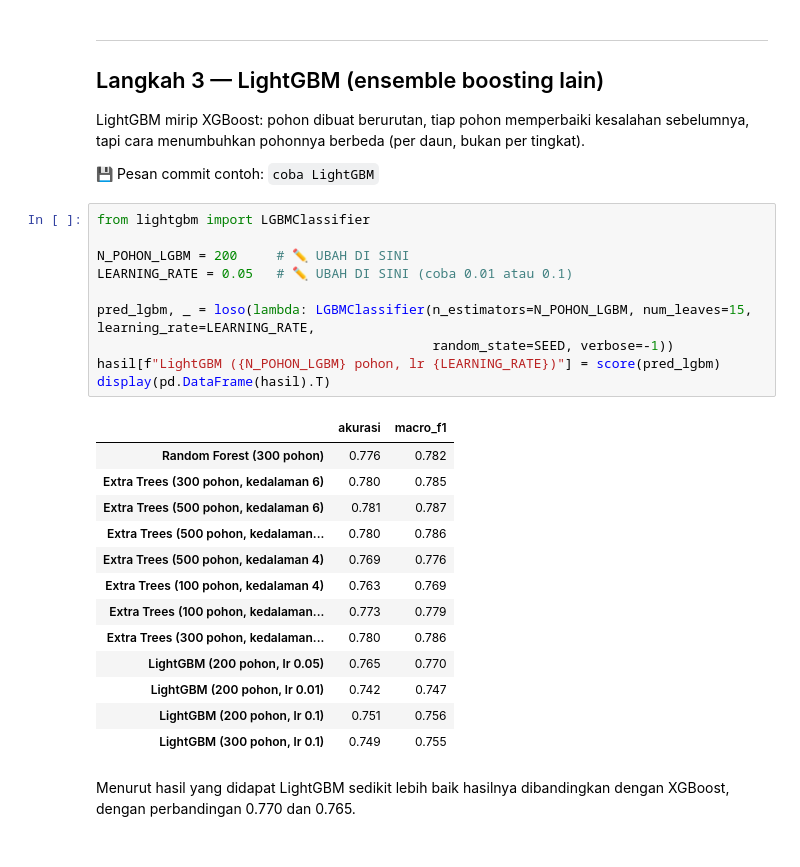
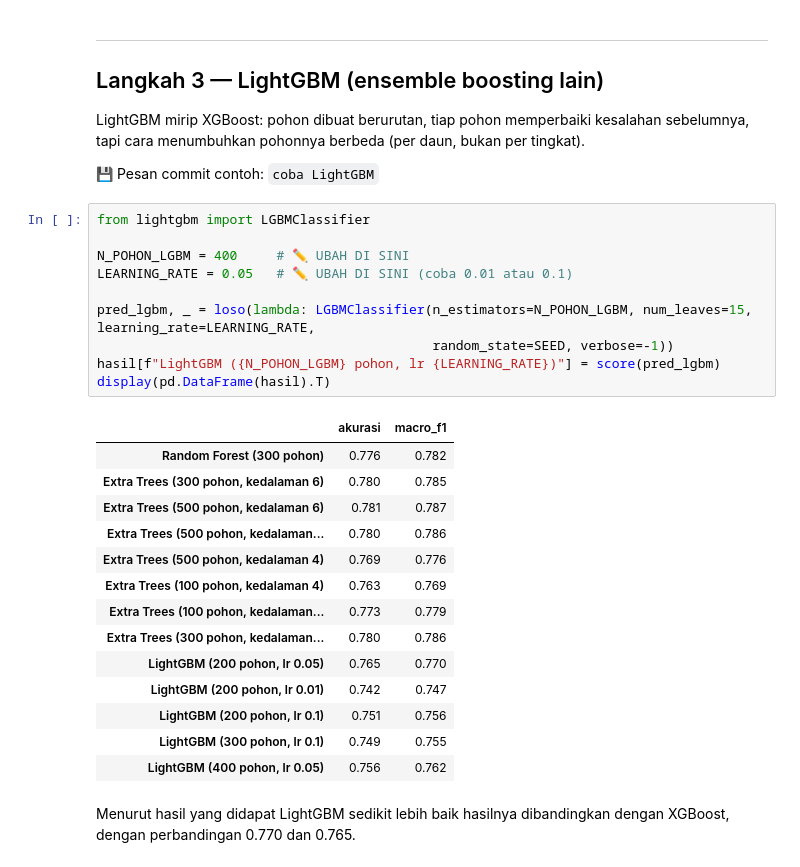
Before and after one commit to MuhammadErlanggaKurniawan/ets-ml2-kelompok, a Jupyter notebook: eksperimen_michael_ensemble.ipynb, the cells around one changed output. Drawn from its saved outputs; the diff is of its cells as text.

Commit message:
Eksperimen LightGBM

```diff
--- a/eksperimen_michael_ensemble.ipynb
+++ b/eksperimen_michael_ensemble.ipynb
@@ -151,27 +151,28 @@ menumbuhkan pohonnya berbeda (per daun, bukan per tingkat).
 # %%
 from lightgbm import LGBMClassifier
 
-N_POHON_LGBM = 200     # ✏️ UBAH DI SINI
+N_POHON_LGBM = 400     # ✏️ UBAH DI SINI
 LEARNING_RATE = 0.05   # ✏️ UBAH DI SINI (coba 0.01 atau 0.1)
 
 pred_lgbm, _ = loso(lambda: LGBMClassifier(n_estimators=N_POHON_LGBM, num_leaves=15, learning_rate=LEARNING_RATE,
                                            random_state=SEED, verbose=-1))
 hasil[f"LightGBM ({N_POHON_LGBM} pohon, lr {LEARNING_RATE})"] = score(pred_lgbm)
 display(pd.DataFrame(hasil).T)
 # %% [output]
 |  | akurasi | macro_f1 |
 | Random Forest (300 pohon) | 0.776 | 0.782 |
 | Extra Trees (300 pohon, kedalaman 6) | 0.780 | 0.785 |
 | Extra Trees (500 pohon, kedalaman 6) | 0.781 | 0.787 |
 | Extra Trees (500 pohon, kedalaman... | 0.780 | 0.786 |
 | Extra Trees (500 pohon, kedalaman 4) | 0.769 | 0.776 |
 | Extra Trees (100 pohon, kedalaman 4) | 0.763 | 0.769 |
 | Extra Trees (100 pohon, kedalaman... | 0.773 | 0.779 |
 | Extra Trees (300 pohon, kedalaman... | 0.780 | 0.786 |
 | LightGBM (200 pohon, lr 0.05) | 0.765 | 0.770 |
 | LightGBM (200 pohon, lr 0.01) | 0.742 | 0.747 |
 | LightGBM (200 pohon, lr 0.1) | 0.751 | 0.756 |
 | LightGBM (300 pohon, lr 0.1) | 0.749 | 0.755 |
+| LightGBM (400 pohon, lr 0.05) | 0.756 | 0.762 |
 # %% [markdown]
 Menurut hasil yang didapat LightGBM sedikit lebih baik hasilnya dibandingkan dengan XGBoost, dengan perbandingan 0.770 dan 0.765.
 # %% [markdown]
```
